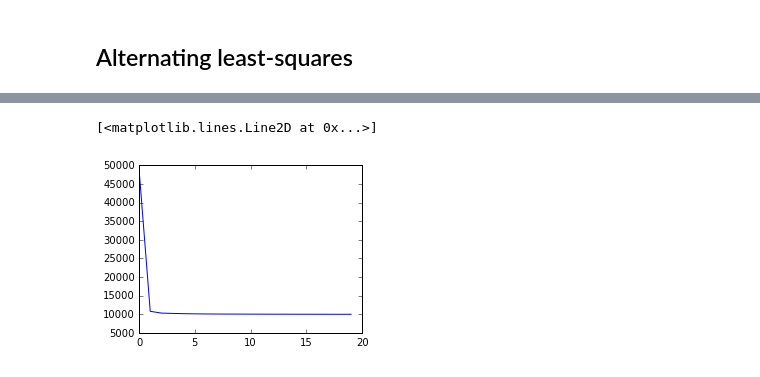
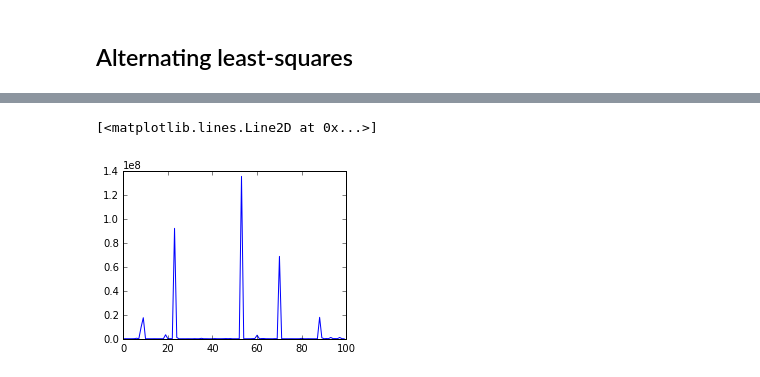
Before and after one commit to AndreiBarsan/cil-exercises, a Jupyter notebook: cil-exercise-07.ipynb, the cells around one changed output, grey strips where cells are left out. Drawn from its saved outputs; the diff is of its cells as text; code cells hidden in the pictures.

```diff
--- a/cil-exercise-07.ipynb
+++ b/cil-exercise-07.ipynb
@@ -43,36 +57,46 @@ print(X.shape)
 # %%
-k = 3
-epochs = 20
+k = 50
+epochs = 100
 errors = np.zeros(epochs)
 
+np.random.seed(0x777)
+
 N, M = X.shape
-U = np.random.random([k, N])
+# Correspondence with Berry et al.'s notation:
+# U = W
+# V = H
+# X = A
+U = np.random.random([N, k])
 V = np.random.random([k, M])
 
 for epoch in range(epochs):
-    A_V = np.dot(U, U.T)
-    B_V = np.dot(U, X)
+    A_V = np.dot(U.T, U)
+    B_V = np.dot(U.T, X)
     V_new, _, _, _ = np.linalg.lstsq(A_V, B_V)
     V_new[V_new < 0] = 0
 
     # Use the new V to update U.
     A_U = np.dot(V_new, V_new.T)
     B_U = np.dot(V_new, X.T)
     U_new, _, _, _ = np.linalg.lstsq(A_U, B_U)
     U_new[U_new < 0] = 0
+    # The equation solves for the transpose of U, so let's
+    # un-transpose it now.
+    U_new = U_new.T
 
-    reconstructed_X = np.dot(U.T, V)
+    # Keep track of the error curve
+    reconstructed_X = np.dot(U, V)
     error = np.linalg.norm(X - reconstructed_X)
     errors[epoch] = error
 
     U = U_new
     V = V_new
 
 rcParams['figure.figsize'] = 4, 3
 plt.plot(np.arange(epochs), errors)
 # %% [output]
 [<matplotlib.lines.Line2D at 0x...>]
-[figure, old version]
+[figure, new version]
 # %%
 # Plot the resulting images stored in the columns of V
 from pylab import rcParams
```
Also changed, not shown: parts of 6 cells of this notebook.
